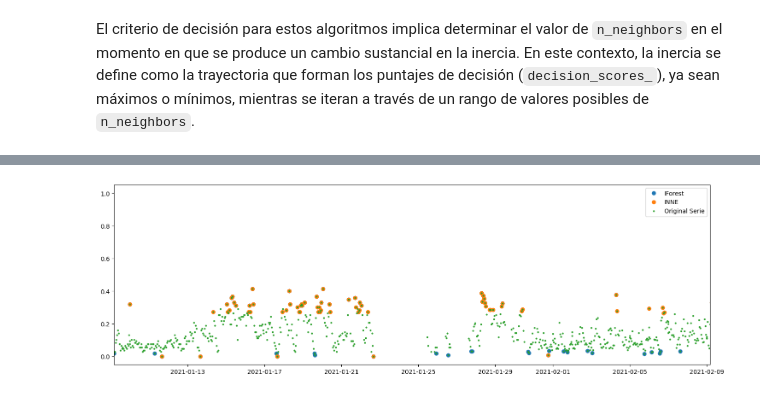
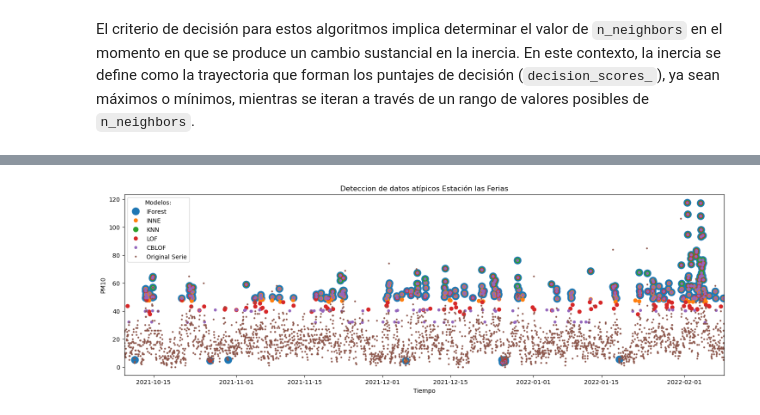
Before and after one commit to cranisor/Datos_Atipicos, a Jupyter notebook: Detection_Outliers/Detection_Outliers.ipynb, the cells around one changed output, grey strips where cells are left out. Saved outputs shown, nothing was run; the diff lists cells and outputs as text; code cells hidden in the pictures.

```diff
--- a/Detection_Outliers/Detection_Outliers.ipynb
+++ b/Detection_Outliers/Detection_Outliers.ipynb
@@ -166,7 +171,8 @@ def detect_and_select_outliers(detector, data):
     data_outliers = data.iloc[outliers_indices, :]
     return data_outliers
 # %%
-data_outliers_IForest = detect_and_select_outliers(detector_1, data_pm25)
-data_outliers_INNE = detect_and_select_outliers(detector_2, data_pm25)
-data_outliers_KNN = detect_and_select_outliers(detector_3, data_pm25)
-data_outliers_GMM = detect_and_select_outliers(detector_4, data_pm25)
+data_outliers_IForest = detect_and_select_outliers(detector_1, data_pm10 )
+data_outliers_INNE = detect_and_select_outliers(detector_2, data_pm10 )
+data_outliers_KNN = detect_and_select_outliers(detector_3, data_pm10 )
+data_outliers_LOF = detect_and_select_outliers(detector_4, data_pm10 )
+data_outliers_CBLOF = detect_and_select_outliers(detector_5, data_pm10 )
@@ -191,15 +210,18 @@ print(np.unique(detector_4.labels_, return_counts = True))
 # %%
 plt.figure(figsize=(18,12))
 plt.subplot(211)
-#data_2.I_b.plot()
-plt.plot(data_outliers_IForest, 'o', label = 'IForest')
-plt.plot(data_outliers_INNE, 'o', label = 'INNE')
-#plt.plot(data_outliers_KNN, 'o', label = 'KNN')
-#plt.plot(data_outliers_GMM, 'o', label = 'GMM')
+plt.plot(data_outliers_IForest, 'o', label = 'IForest',markersize=12)
+plt.plot(data_outliers_INNE, 'o', label = 'INNE',markersize=6)
+plt.plot(data_outliers_KNN, 'o', label = 'KNN',markersize=8)
+plt.plot(data_outliers_LOF, 'o', label = 'LOF',markersize=6)
+plt.plot(data_outliers_CBLOF,'o',label = 'CBLOF',markersize=4)
 plt.plot(data_pm25,'o', markersize=2, label = 'Original Serie')
-plt.legend()
-plt.xlim(pd.Timestamp('2021-01-09 04:00:00'), pd.Timestamp('2021-02-09 04:00:00'))
-#plt.ylim(0,75)
+plt.legend(title="Modelos:")
+plt.xlim(pd.Timestamp('2021-10-09 00:00:00'), pd.Timestamp('2022-02-09 04:00:00'))
+
+plt.title('Deteccion de datos atípicos Estación las Ferias')
+plt.xlabel('Tiempo')
+plt.ylabel('PM10')
 plt.show()
 # %% [output]
-[figure, old version]
+[figure, new version]
```
Also changed, not shown: parts of 13 cells of this notebook.
